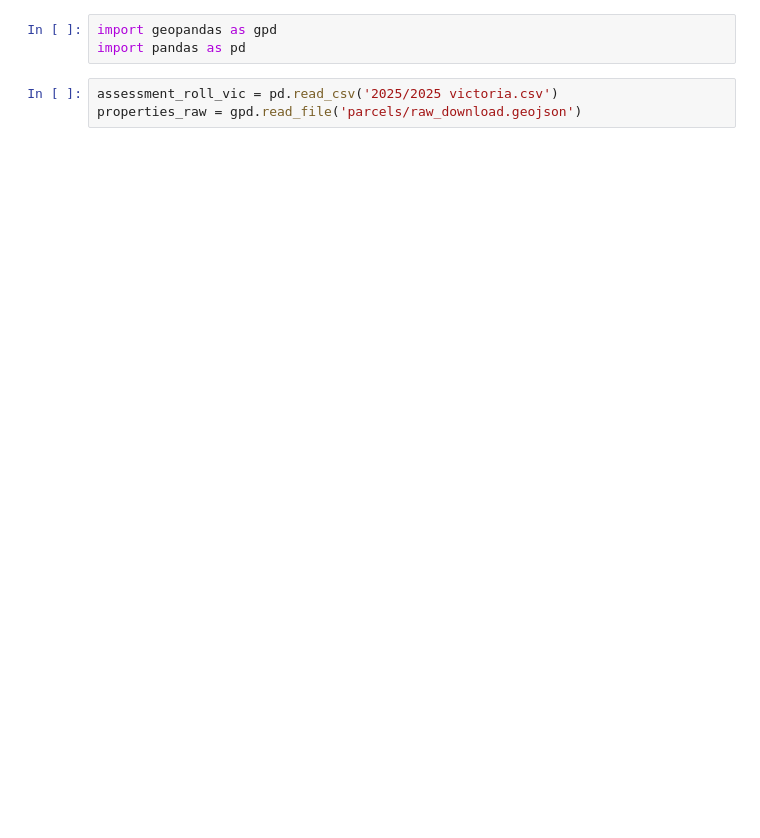
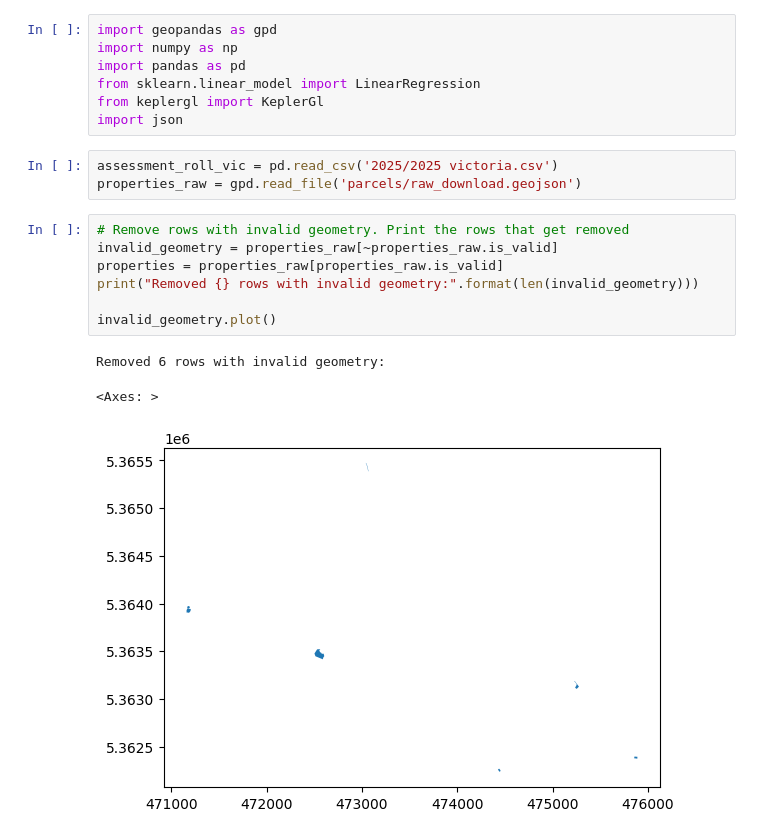
Before and after one commit to HyperbolicStudios/property-assessments, a Jupyter notebook: analysis.ipynb, the cells around one changed output. Saved outputs shown, nothing was run; the diff lists cells and outputs as text; blank space fills up the shorter version.

```diff
--- a/analysis.ipynb
+++ b/analysis.ipynb
@@ -1,9 +1,24 @@
 # %%
 import geopandas as gpd
+import numpy as np
 import pandas as pd
+from sklearn.linear_model import LinearRegression
+from keplergl import KeplerGl
+import json
 # %%
 assessment_roll_vic = pd.read_csv('2025/2025 victoria.csv')
 properties_raw = gpd.read_file('parcels/raw_download.geojson')
+# %%
+# Remove rows with invalid geometry. Print the rows that get removed
+invalid_geometry = properties_raw[~properties_raw.is_valid]
+properties = properties_raw[properties_raw.is_valid]
+print("Removed {} rows with invalid geometry:".format(len(invalid_geometry)))
+
+invalid_geometry.plot()
+# %% [output]
+Removed 6 rows with invalid geometry:
+<Axes: >
+[figure, added]
 # %%
 #Assessment roll contains duplicate values for assess_type of GENERAL AND SCHOOL. Drop SCHOOL and only keep GENERAL.
 assessment_roll = assessment_roll_vic[assessment_roll_vic['assess_type'] != 'SCHOOL']
```
Also changed, not shown: parts of 17 cells of this notebook, 21 other files.
